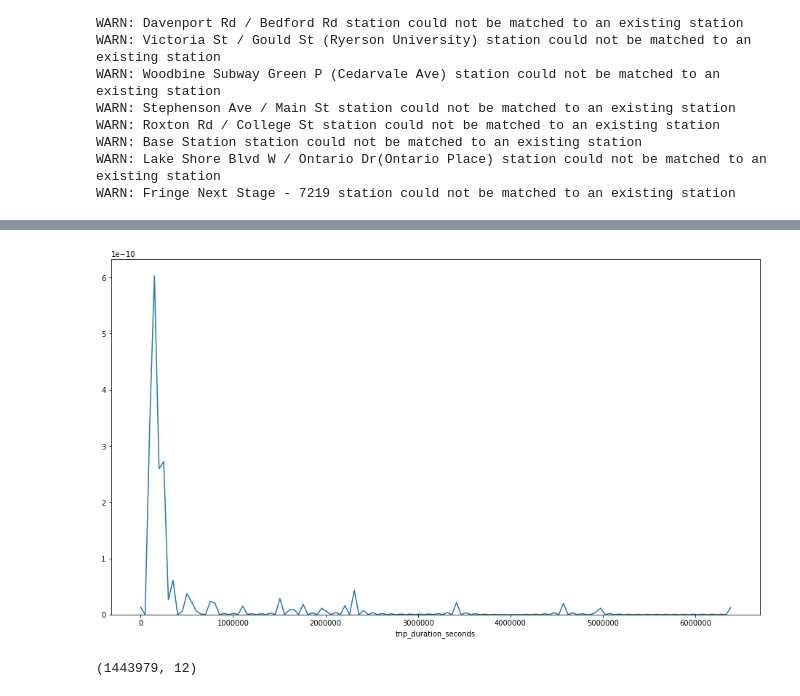
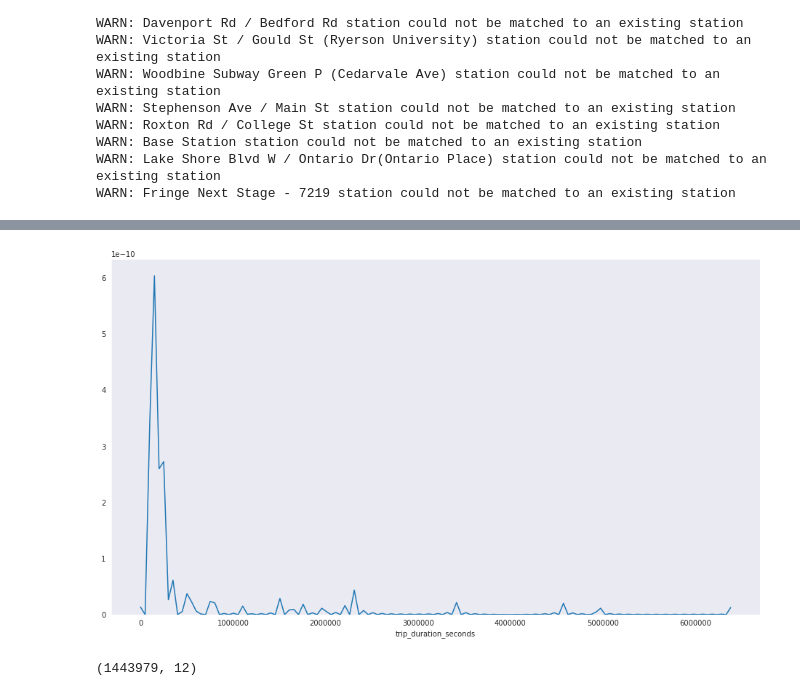
Before and after one commit to open-data-toronto/story-bike-share-ridership, a Jupyter notebook: clean_data.ipynb, the cells around one changed output, grey strips where cells are left out. Cells and saved outputs as stored; diff of their text form; code cells hidden in the pictures.

```diff
--- a/clean_data.ipynb
+++ b/clean_data.ipynb
@@ -156,12 +156,14 @@ df.describe()
 | 75% | 1.957892e+06 | 1.019000e+03 | 7.158000e+03 | 4.366197e+01 | -7.937988e+01 | 7.157000e+03 | 4.366030e+01 | -7.937986e+01 |
 | max | 2.383646e+06 | 6.382030e+06 | 7.289000e+03 | 4.369402e+01 | -7.928898e+01 | 7.289000e+03 | 4.369402e+01 | -7.928898e+01 |
 # %%
+sns.set_style('dark')
+
 fig, ax = plt.subplots(1, 1, figsize=(16, 9))
 sns.distplot(df['trip_duration_seconds'], hist=False, ax=ax)
 
 plt.savefig('./visualization/raw_distributions.png')
 # %% [output]
-[figure, old version]
+[figure, new version]
 # %%
 df.shape
 # %% [output]
```
Also changed, not shown: parts of 4 cells of this notebook, 1 other file.
